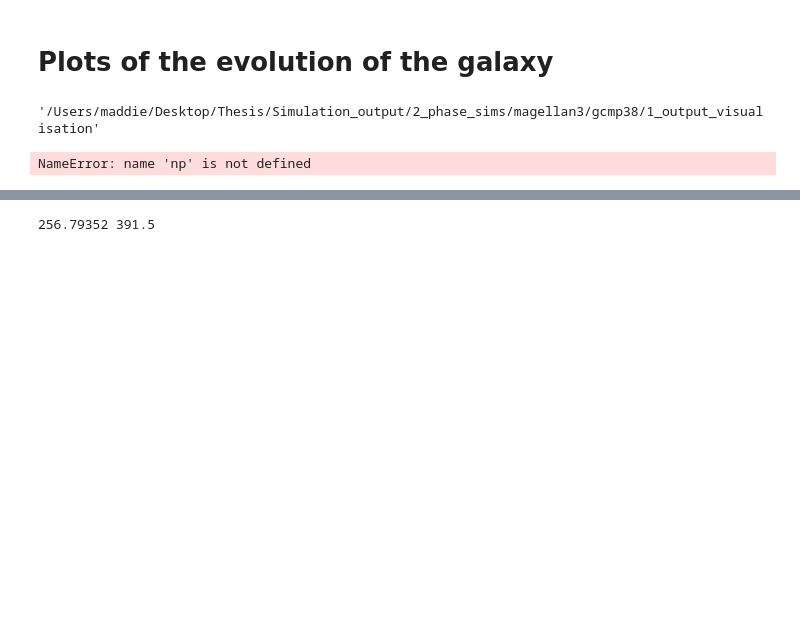
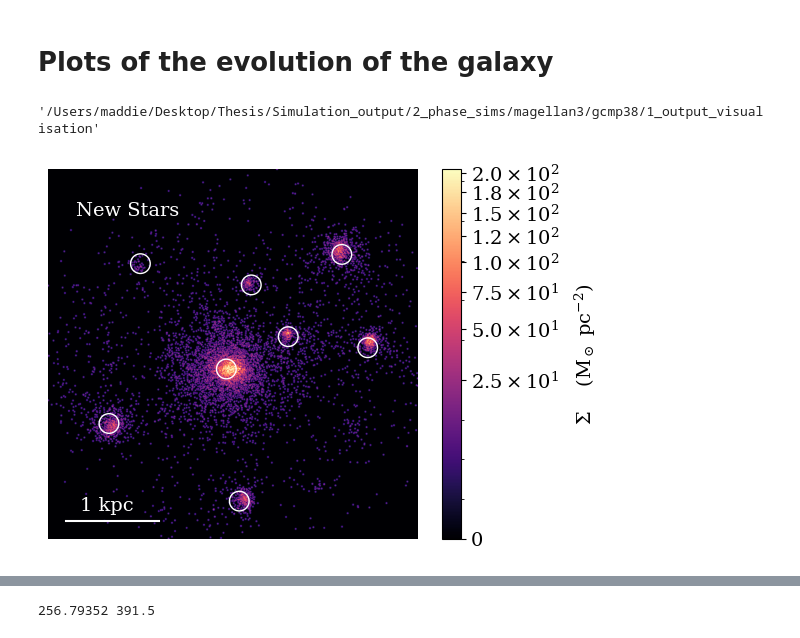
Before and after one commit to madeleine-mckenzie/mPhys, a Jupyter notebook: project_2/jupyter_scripts/2_phase_import3.ipynb, the cells around one changed output, grey strips where cells are left out. Saved outputs shown, nothing was run; the diff lists cells and outputs as text; code cells hidden in the pictures; blank space fills up the shorter version.

```diff
--- a/project_2/jupyter_scripts/2_phase_import3.ipynb
+++ b/project_2/jupyter_scripts/2_phase_import3.ipynb
@@ -1880,43 +1823,32 @@ os.getcwd()
 # %%
 rang = 2000
 bin_size = 4000
 cmap = plt.cm.get_cmap('magma')
 gamma = 0.4
 i = 6
-hist1, xedges, yedges = np.histogram2d(df_g[i].x, df_g[i].y, bins = bin_size, weights = df_g[i].mass, range=([-rang,rang],[-rang,rang]))
+hist1, xedges, yedges = np.histogram2d(df_n[i].x, df_n[i].y, bins = bin_size, weights = df_n[i].mass, range=([-rang,rang],[-rang,rang]))
 smoothing_sigma = 5
 hist1 = gaussian_filter(hist1, sigma=smoothing_sigma) #because of per 100 pc bins
 fig, ax1 = plt.subplots()
 
 im2 = ax1.imshow(hist1.T, norm=mcolors.PowerNorm(gamma),
              origin='lower', extent=[-rang, rang, -rang, rang], cmap=cmap)
 ax1.plot([-1800,-800], [-1800, -1800], color='white')
 cbar = fig.colorbar(im2, ax=ax1, format=ticker.FuncFormatter(fmt))
-
+ax1.text(time_x, time_y, 'New Stars', color='white')
 ax1.scatter(max_x[clump_numbers], max_y[clump_numbers], s=200, facecolors='none', edgecolors='white')
 #ax1.scatter(max_x, max_y, s=100, facecolors='none', edgecolors='white')
 ax1.set_ylabel('Y (pc)')
 ax1.set_xlabel('X (pc)')
 #ax1.set_title('$\Sigma_{ H_2 }$')
 cbar.set_label(r'$\Sigma $    (M$_\odot$ pc$^{-2}$)', labelpad = 10)
 plt.axis('off')
 cbar.ax.minorticks_on()
 ax1.text(-1650, -1700, '1 kpc', c = 'white')
-
-ax1.text(-200, 70, 'C1', color='white')
-ax1.text(1300, 250, 'C2', color='white')
-ax1.text(1050, 1300, 'C3', color='white')
-ax1.text(-1500, -500, 'C4', color='white')
-ax1.text(-20, -1400, 'C5', color='white')
-ax1.text(500, 400, 'C6', color='white')
-ax1.text(100, 950, 'C7', color='white')
-ax1.text(-1200, 1200, 'C8', color='white')
-
-
-plt.savefig('clump_ID'+ str(i), bbox_inches='tight', dpi = 300)
+#plt.savefig('new_stars'+ str(i), bbox_inches='tight', dpi = 300)
 plt.show()
 # %% [output]
-NameError: name 'np' is not defined
+[figure, added]
 # %%
 rang = 2000
 bin_size = 4000
```
Also changed, not shown: parts of 26 cells of this notebook.
